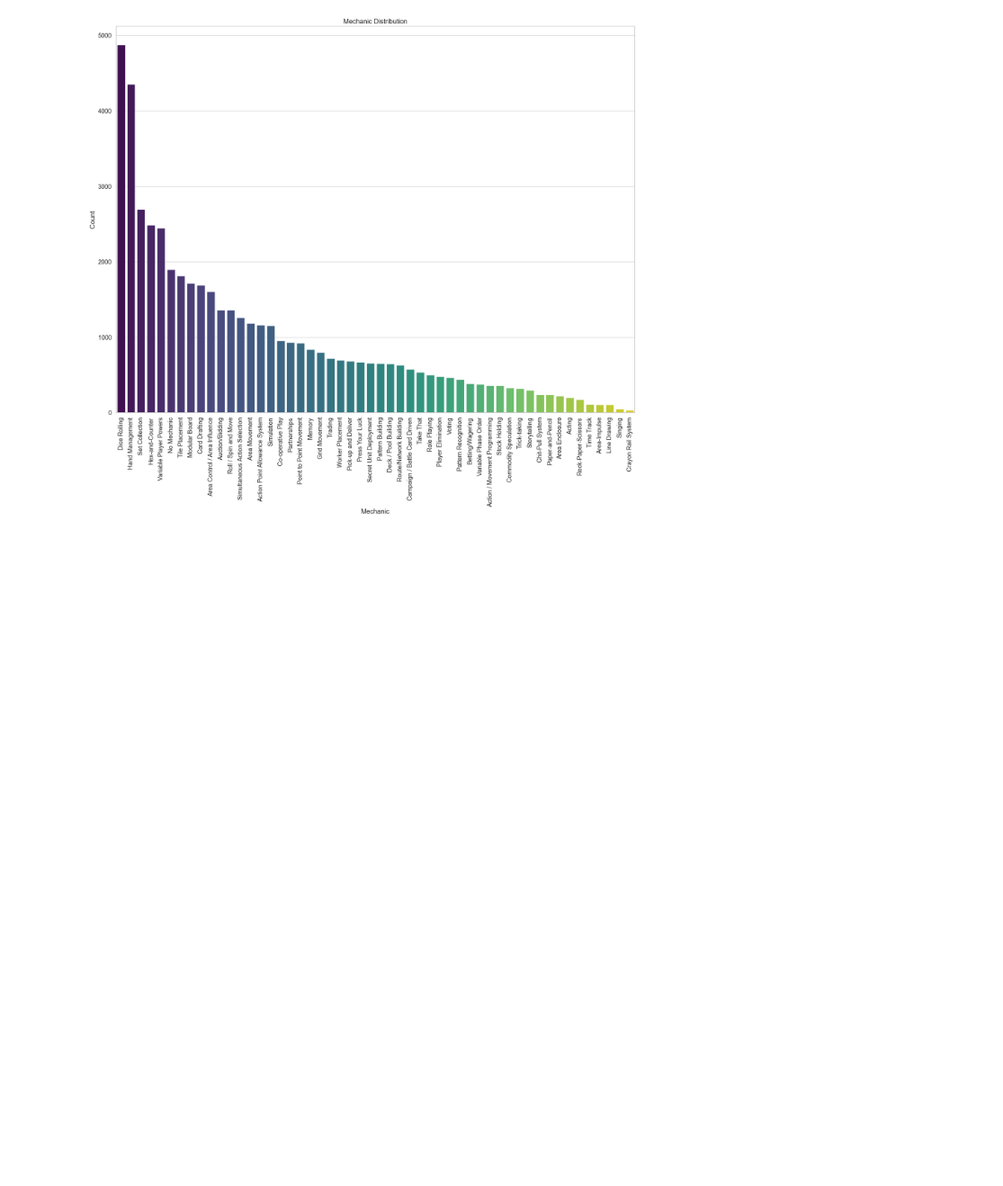
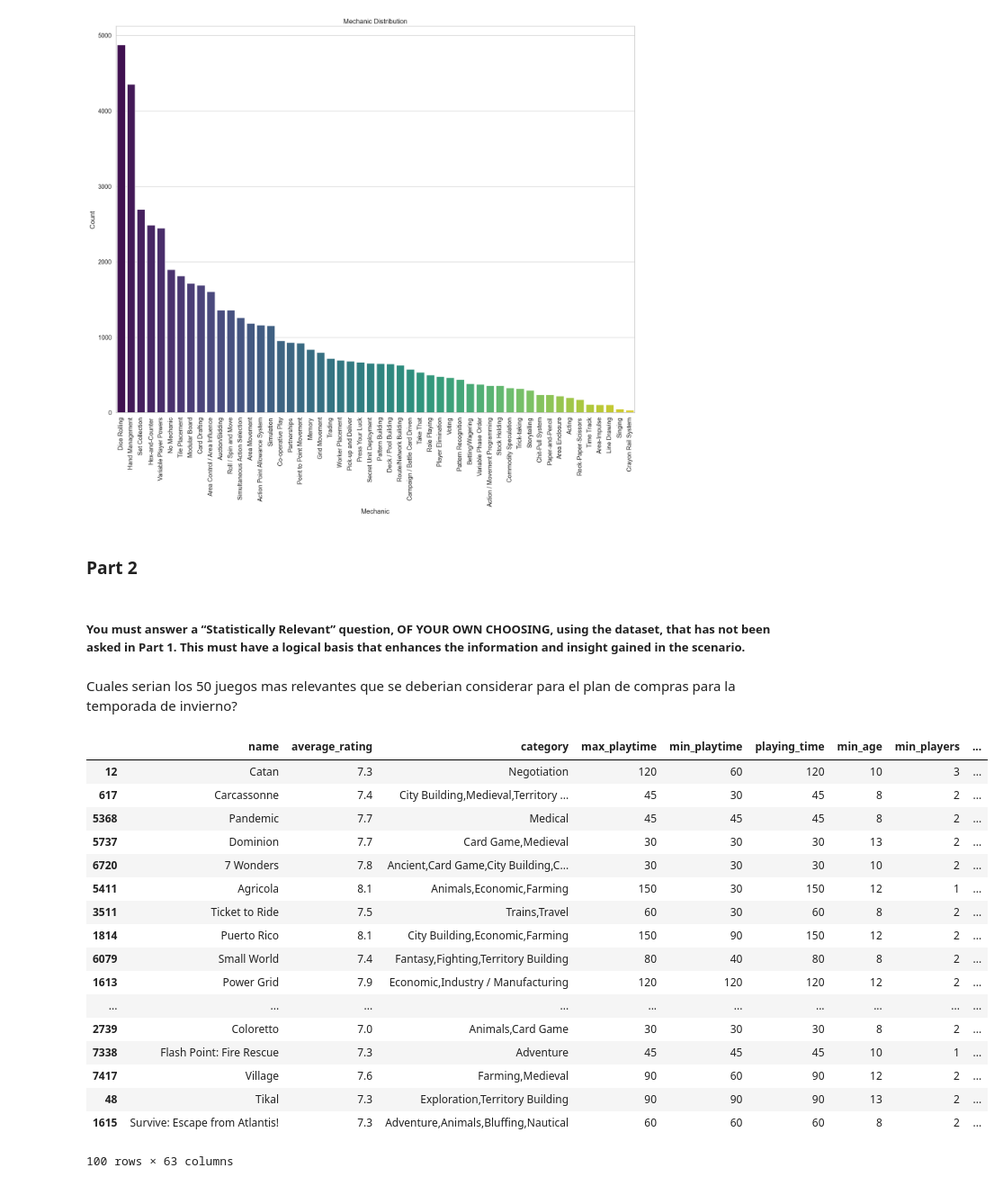
Before and after one commit to ayllinBukovic/AyllinBukovic_DVisHDip_CA1, a Jupyter notebook: AyllinBukovic_DVisHDip_CA1.ipynb, the cells around one changed output. Shown at 90% size. Saved outputs shown, nothing was run; the diff lists cells and outputs as text; code cells hidden in the pictures; blank space fills up the shorter version.

Commit message:
Update AyllinBukovic_DVisHDip_CA1.ipynb
Part 2.

```diff
--- a/AyllinBukovic_DVisHDip_CA1.ipynb
+++ b/AyllinBukovic_DVisHDip_CA1.ipynb
@@ -695,0 +694,28 @@ plt.show()
+# %% [markdown]
+### Part 2
+# %% [markdown]
+##### You must answer a “Statistically Relevant” question, OF YOUR OWN CHOOSING, using the dataset, that has not been asked in Part 1. This must have a logical basis that enhances the information and insight gained in the scenario.
+# %% [markdown]
+Cuales serian los 50 juegos mas relevantes que se deberian considerar para el plan de compras para la temporada de invierno?
+# %%
+top100_rated=df_games.sort_values(by="users_rated", ascending=False)
+top100_rated.head(100)
+# %% [output]
+|  | name | average_rating | category | max_playtime | min_playtime | playing_time | min_age | min_players | ... |
+| 12 | Catan | 7.3 | Negotiation | 120 | 60 | 120 | 10 | 3 | ... |
+| 617 | Carcassonne | 7.4 | City Building,Medieval,Territory ... | 45 | 30 | 45 | 8 | 2 | ... |
+| 5368 | Pandemic | 7.7 | Medical | 45 | 45 | 45 | 8 | 2 | ... |
+| 5737 | Dominion | 7.7 | Card Game,Medieval | 30 | 30 | 30 | 13 | 2 | ... |
+| 6720 | 7 Wonders | 7.8 | Ancient,Card Game,City Building,C... | 30 | 30 | 30 | 10 | 2 | ... |
+| 5411 | Agricola | 8.1 | Animals,Economic,Farming | 150 | 30 | 150 | 12 | 1 | ... |
+| 3511 | Ticket to Ride | 7.5 | Trains,Travel | 60 | 30 | 60 | 8 | 2 | ... |
+| 1814 | Puerto Rico | 8.1 | City Building,Economic,Farming | 150 | 90 | 150 | 12 | 2 | ... |
+| 6079 | Small World | 7.4 | Fantasy,Fighting,Territory Building | 80 | 40 | 80 | 8 | 2 | ... |
+| 1613 | Power Grid | 7.9 | Economic,Industry / Manufacturing | 120 | 120 | 120 | 12 | 2 | ... |
+| ... | ... | ... | ... | ... | ... | ... | ... | ... | ... |
+| 2739 | Coloretto | 7.0 | Animals,Card Game | 30 | 30 | 30 | 8 | 2 | ... |
+| 7338 | Flash Point: Fire Rescue | 7.3 | Adventure | 45 | 45 | 45 | 10 | 1 | ... |
+| 7417 | Village | 7.6 | Farming,Medieval | 90 | 60 | 90 | 12 | 2 | ... |
+| 48 | Tikal | 7.3 | Exploration,Territory Building | 90 | 90 | 90 | 13 | 2 | ... |
+| 1615 | Survive: Escape from Atlantis! | 7.3 | Adventure,Animals,Bluffing,Nautical | 60 | 60 | 60 | 8 | 2 | ... |
+100 rows × 63 columns
```
Also changed, not shown: parts of 1 cell of this notebook.
